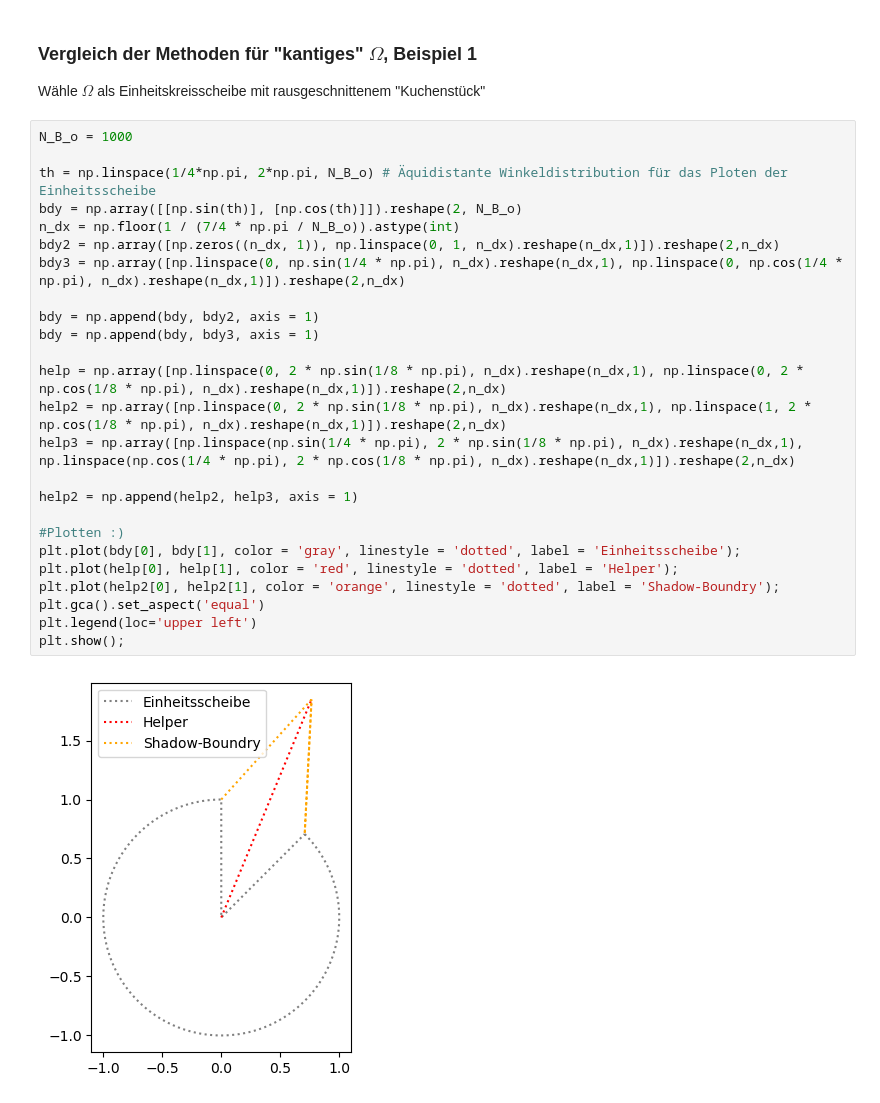
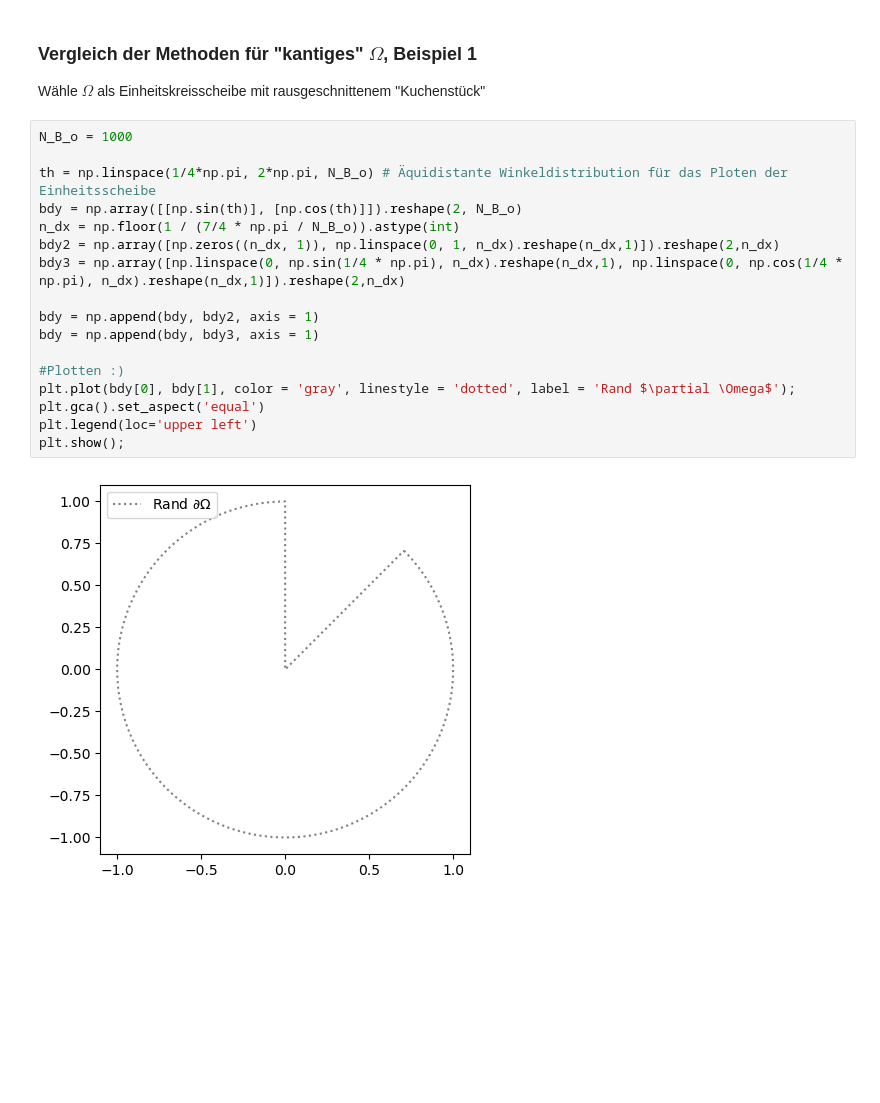
Before and after one commit to maggi0805/MML, a Jupyter notebook: mml.ipynb, the cells around one changed output. Drawn from its saved outputs; the diff is of its cells as text; blank space fills up the shorter version.

```diff
--- a/mml.ipynb
+++ b/mml.ipynb
@@ -457,27 +457,19 @@ Wähle $\Omega$ als Einheitskreisscheibe mit rausgeschnittenem "Kuchenstück"
 # %%
 N_B_o = 1000
 
 th = np.linspace(1/4*np.pi, 2*np.pi, N_B_o) # Äquidistante Winkeldistribution für das Ploten der Einheitsscheibe
 bdy = np.array([[np.sin(th)], [np.cos(th)]]).reshape(2, N_B_o)
 n_dx = np.floor(1 / (7/4 * np.pi / N_B_o)).astype(int)
 bdy2 = np.array([np.zeros((n_dx, 1)), np.linspace(0, 1, n_dx).reshape(n_dx,1)]).reshape(2,n_dx)
 bdy3 = np.array([np.linspace(0, np.sin(1/4 * np.pi), n_dx).reshape(n_dx,1), np.linspace(0, np.cos(1/4 * np.pi), n_dx).reshape(n_dx,1)]).reshape(2,n_dx)
 
 bdy = np.append(bdy, bdy2, axis = 1)
 bdy = np.append(bdy, bdy3, axis = 1)
 
-help = np.array([np.linspace(0, 2 * np.sin(1/8 * np.pi), n_dx).reshape(n_dx,1), np.linspace(0, 2 * np.cos(1/8 * np.pi), n_dx).reshape(n_dx,1)]).reshape(2,n_dx)
-help2 = np.array([np.linspace(0, 2 * np.sin(1/8 * np.pi), n_dx).reshape(n_dx,1), np.linspace(1, 2 * np.cos(1/8 * np.pi), n_dx).reshape(n_dx,1)]).reshape(2,n_dx)
-help3 = np.array([np.linspace(np.sin(1/4 * np.pi), 2 * np.sin(1/8 * np.pi), n_dx).reshape(n_dx,1), np.linspace(np.cos(1/4 * np.pi), 2 * np.cos(1/8 * np.pi), n_dx).reshape(n_dx,1)]).reshape(2,n_dx)
-
-help2 = np.append(help2, help3, axis = 1)
-
 #Plotten :)
-plt.plot(bdy[0], bdy[1], color = 'gray', linestyle = 'dotted', label = 'Einheitsscheibe');
-plt.plot(help[0], help[1], color = 'red', linestyle = 'dotted', label = 'Helper');
-plt.plot(help2[0], help2[1], color = 'orange', linestyle = 'dotted', label = 'Shadow-Boundry');
+plt.plot(bdy[0], bdy[1], color = 'gray', linestyle = 'dotted', label = 'Rand $\partial \Omega$');
 plt.gca().set_aspect('equal')
 plt.legend(loc='upper left')
 plt.show();
 # %% [output]
-[figure, old version]
+[figure, new version]
```
Also changed, not shown: parts of 18 cells of this notebook, 1 other file.
